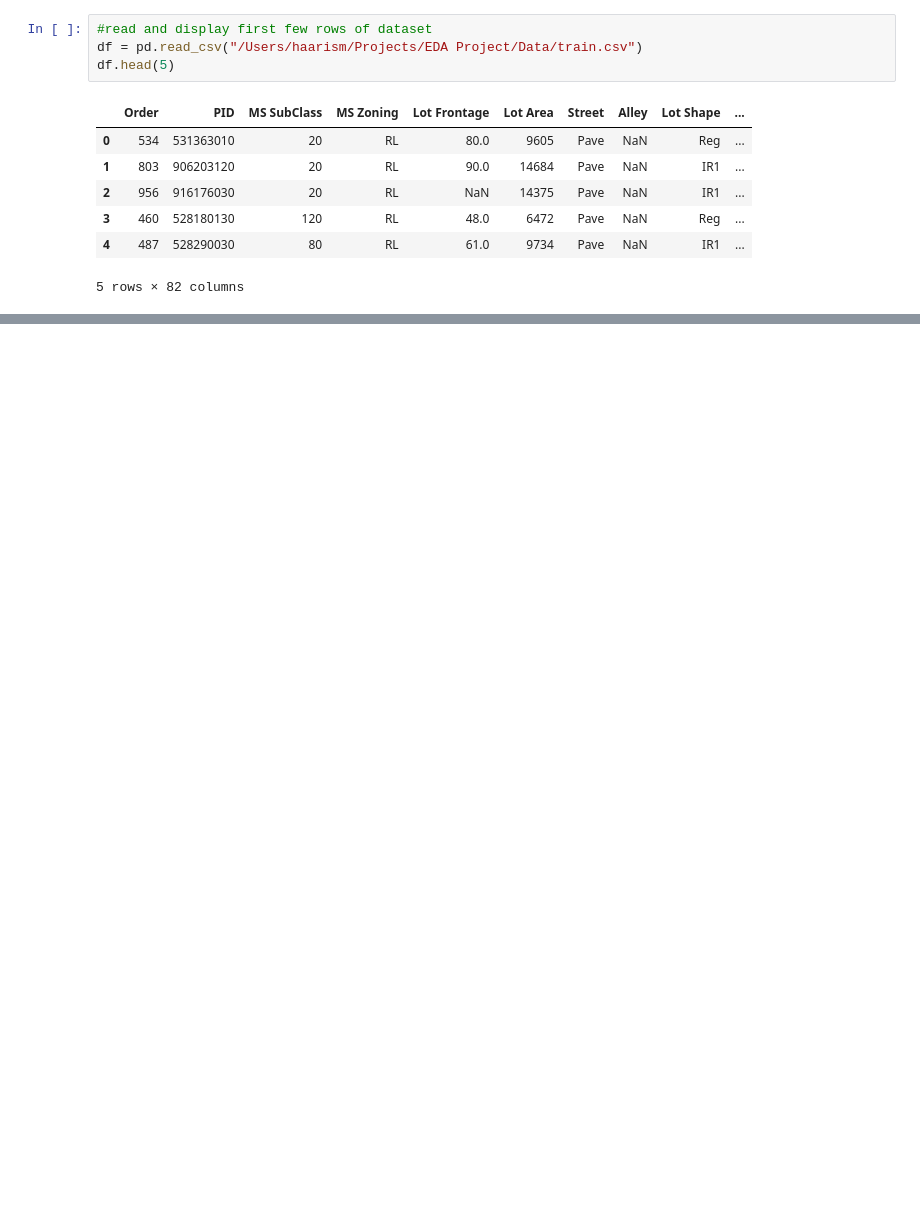
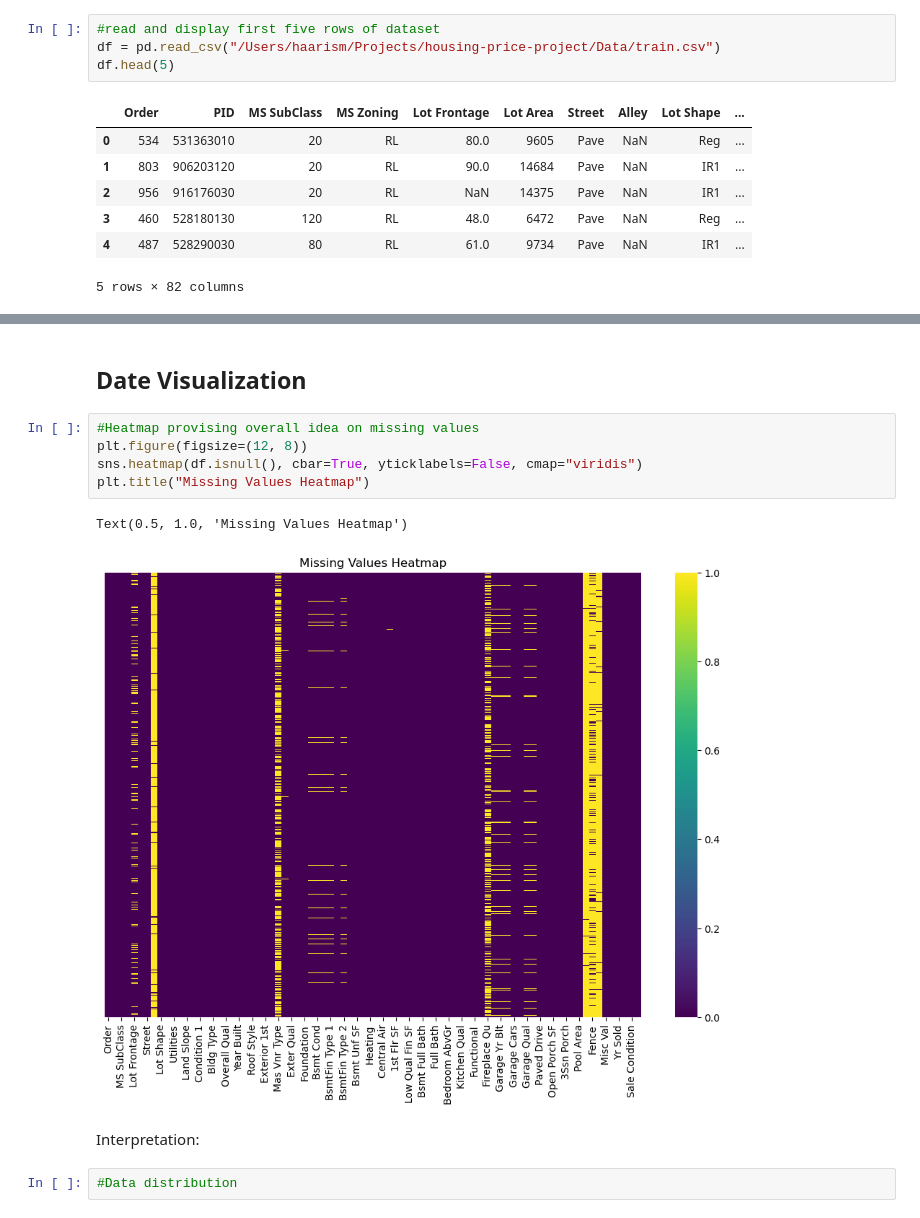
Before and after one commit to Haarism9622/housing-price-project, a Jupyter notebook: Notebooks/housing_price.ipynb, the cells around one changed output, grey strips where cells are left out. Saved outputs shown, nothing was run; the diff lists cells and outputs as text; blank space fills up the shorter version.

```diff
--- a/Notebooks/housing_price.ipynb
+++ b/Notebooks/housing_price.ipynb
@@ -5,6 +7,6 @@ import numpy as np
 # %%
-#read and display first few rows of dataset
-df = pd.read_csv("/Users/haarism/Projects/EDA Project/Data/train.csv")
+#read and display first five rows of dataset
+df = pd.read_csv("/Users/haarism/Projects/housing-price-project/Data/train.csv")
 df.head(5)
 # %% [output]
 |  | Order | PID | MS SubClass | MS Zoning | Lot Frontage | Lot Area | Street | Alley | Lot Shape | ... |
@@ -16,0 +133,14 @@ df.head(5)
+# %% [markdown]
+## Date Visualization
+# %%
+#Heatmap provising overall idea on missing values
+plt.figure(figsize=(12, 8))
+sns.heatmap(df.isnull(), cbar=True, yticklabels=False, cmap="viridis")
+plt.title("Missing Values Heatmap")
+# %% [output]
+Text(0.5, 1.0, 'Missing Values Heatmap')
+[figure, added]
+# %% [markdown]
+Interpretation:
+# %%
+#Data distribution
```
Also changed, not shown: parts of 7 cells of this notebook.
